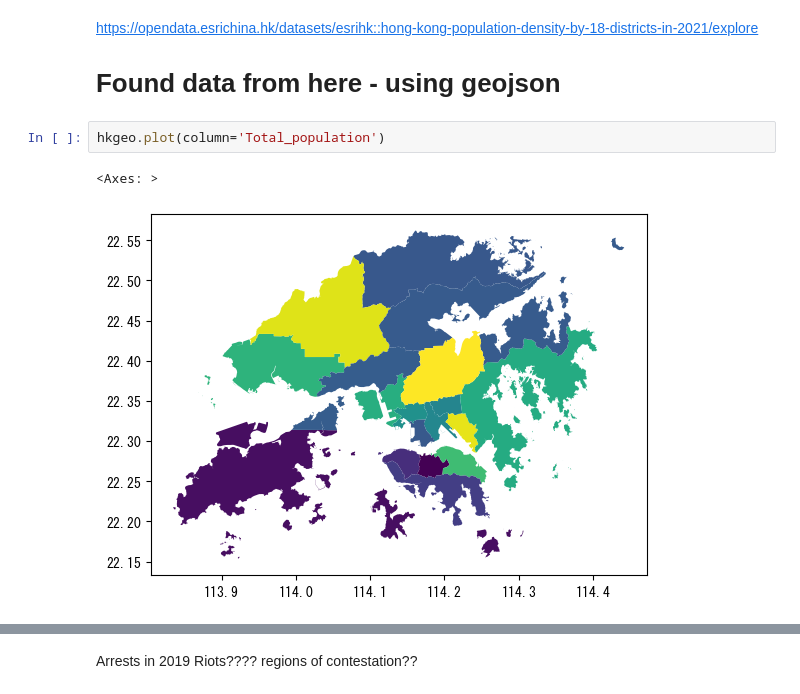
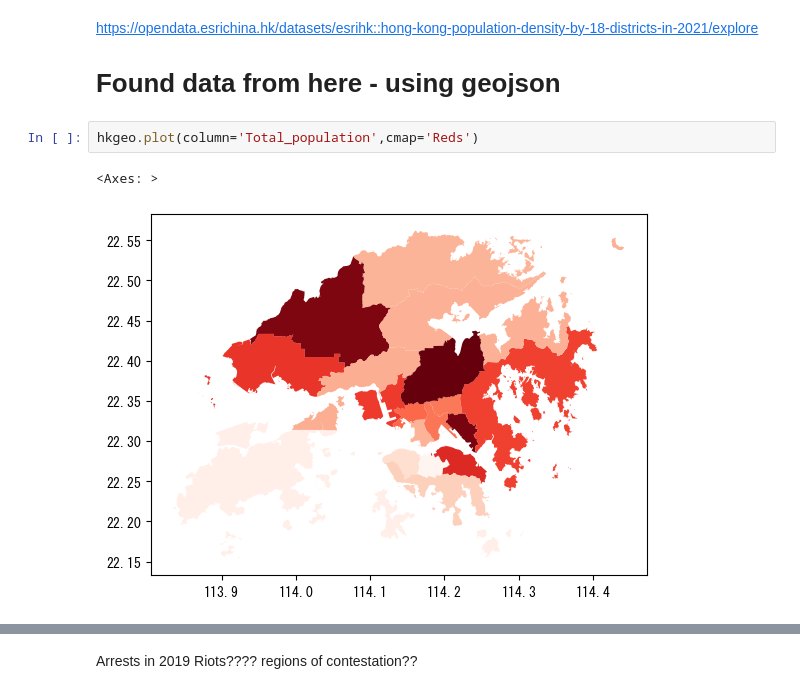
Before and after one commit to Aristoph723/GIS, a Jupyter notebook: week10/Week10map.ipynb, the cells around one changed output, grey strips where cells are left out. Cells and saved outputs as stored; diff of their text form.

```diff
--- a/week10/Week10map.ipynb
+++ b/week10/Week10map.ipynb
@@ -155,9 +157,9 @@ hkgeo = gpd.read_file('data/Hong_Kong_Population_Density_2021.geojson')
 https://opendata.esrichina.hk/datasets/esrihk::hong-kong-population-density-by-18-districts-in-2021/explore
 # Found data from here - using geojson
 # %%
-hkgeo.plot(column='Total_population')
+hkgeo.plot(column='Total_population',cmap='Reds')
 # %% [output]
 <Axes: >
-[figure, old version]
+[figure, new version]
 # %%
 hkgeo.info()
```
Also changed, not shown: parts of 2 cells of this notebook, 3 other files.
